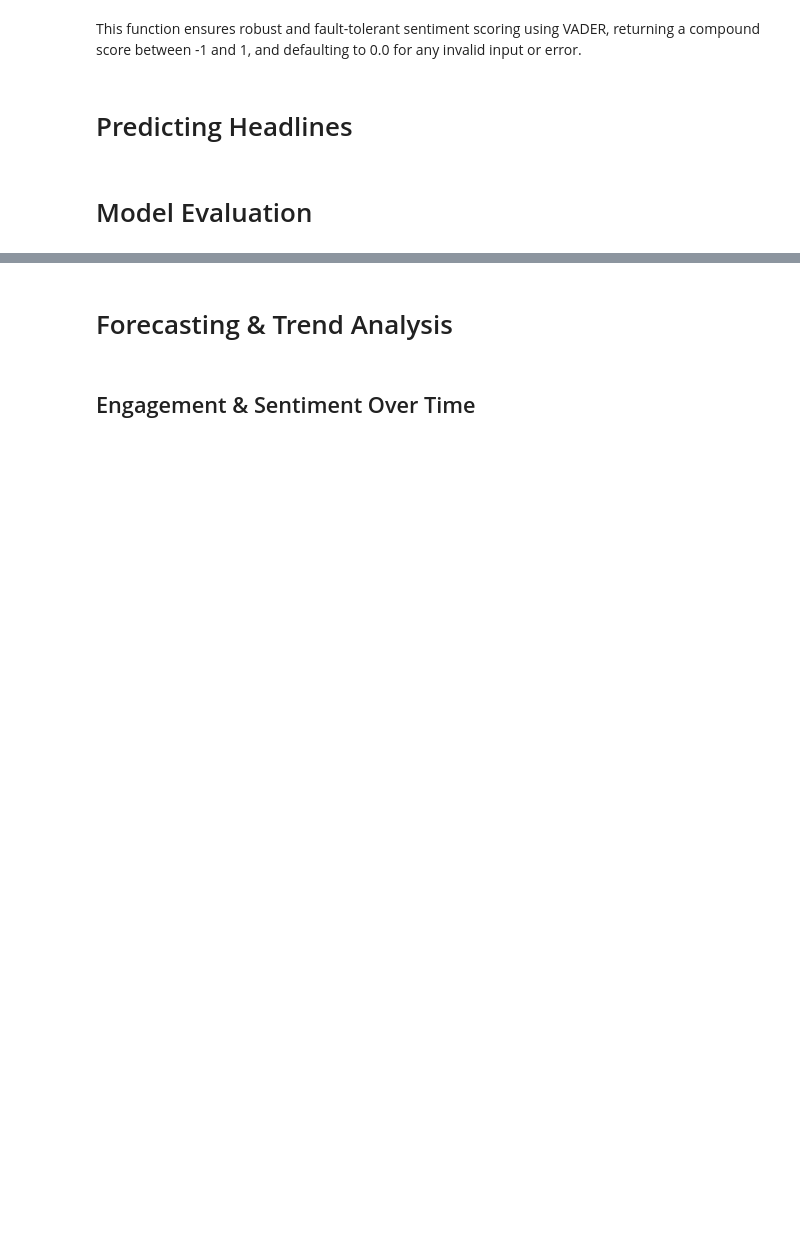
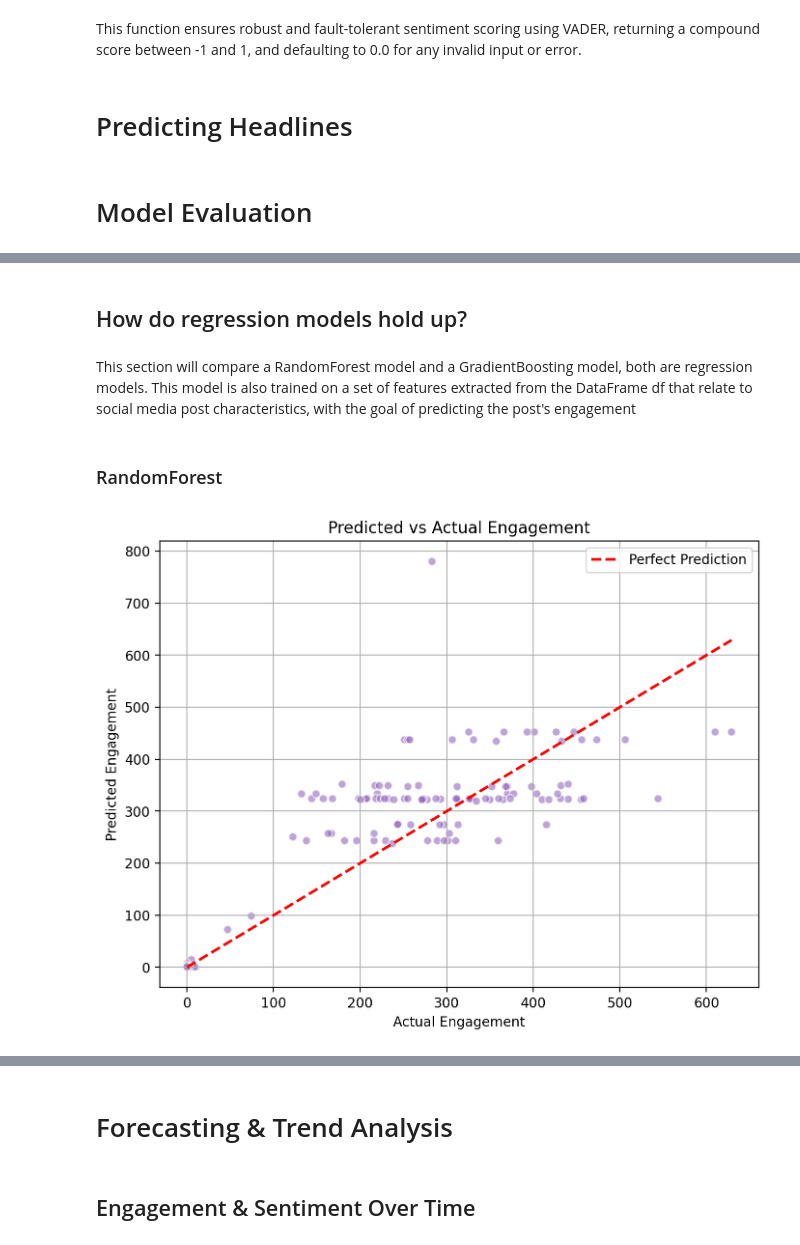
Before and after one commit to zyraaxo/Project-4-158755, a Jupyter notebook: Project 4 Notebook/Project 4 notebook.ipynb, the cells around one changed output, grey strips where cells are left out. Drawn from its saved outputs; the diff is of its cells as text; code cells hidden in the pictures; blank space fills up the shorter version.

```diff
--- a/Project 4 Notebook/Project 4 notebook.ipynb
+++ b/Project 4 Notebook/Project 4 notebook.ipynb
@@ -518,0 +567,10 @@ This function ensures robust and fault-tolerant sentiment scoring using VADER, r
+# %% [markdown]
+## How do regression models hold up?
+# %% [markdown]
+This section will compare a RandomForest model and a GradientBoosting model, both are regression models. This model is also trained on a set of features extracted from the DataFrame df that relate to social media post characteristics, with the goal of predicting the post's engagement
+# %% [markdown]
+### RandomForest
+# %%
+display(Image(filename='Images/screen6.png'))
+# %% [output]
+[figure, added]
```
Also changed, not shown: parts of 26 cells of this notebook, 4 other files.
